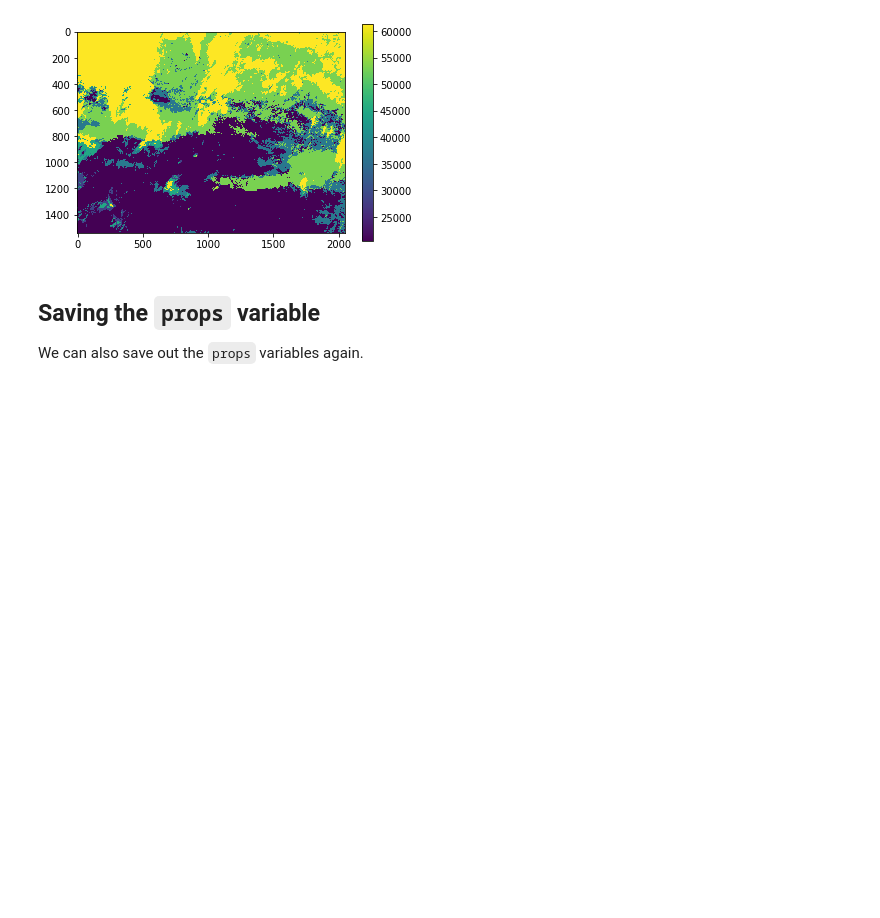
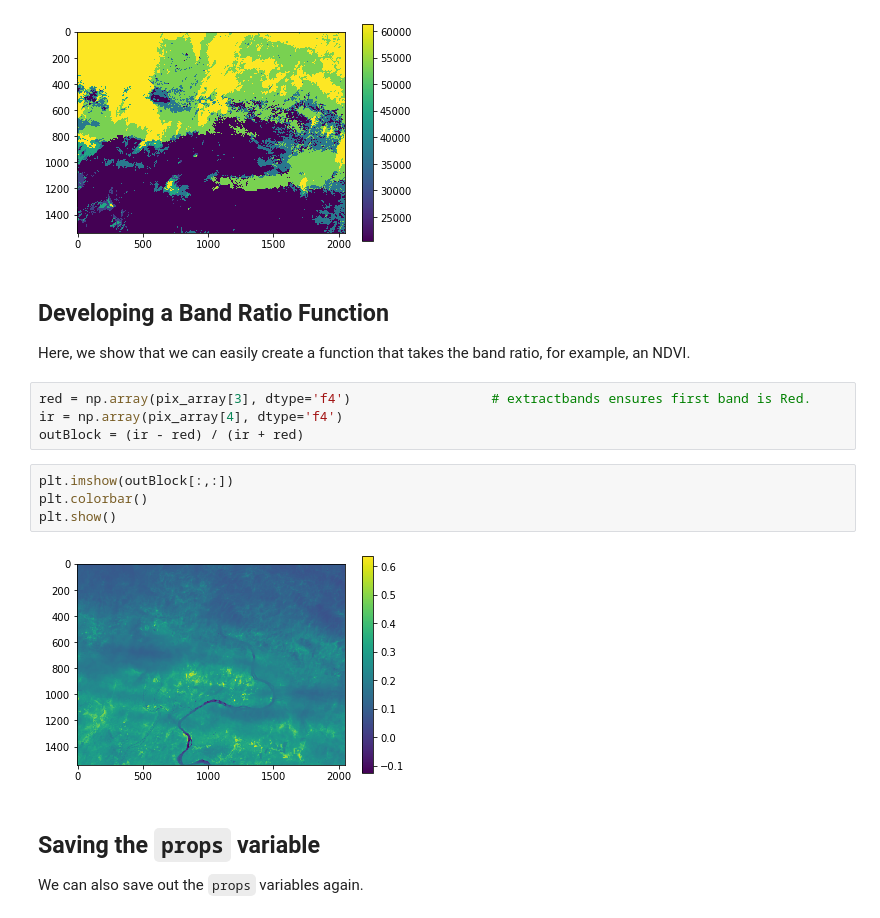
Before and after one commit to gbrunner/developing-with-imagery, a Jupyter notebook: Week 4/developing_python_raster_functions_pixel_blocks.ipynb, the cells around one changed output. Saved outputs shown, nothing was run; the diff lists cells and outputs as text; blank space fills up the shorter version.

````diff
--- a/Week 4/developing_python_raster_functions_pixel_blocks.ipynb
+++ b/Week 4/developing_python_raster_functions_pixel_blocks.ipynb
@@ -105,6 +105,20 @@ for i in range(9):
 [figure]
 [figure]
 [figure]
+# %% [markdown]
+## Developing a Band Ratio Function
+
+Here, we show that we can easily create a function that takes the band ratio, for example, an NDVI.
+# %%
+red = np.array(pix_array[3], dtype='f4')                  # extractbands ensures first band is Red.
+ir = np.array(pix_array[4], dtype='f4')
+outBlock = (ir - red) / (ir + red)
+# %%
+plt.imshow(outBlock[:,:])
+plt.colorbar()
+plt.show()
+# %% [output]
+[figure, added]
 # %% [markdown]
 ## Saving the ```props``` variable
 
````
Also changed, not shown: 3 other files.
